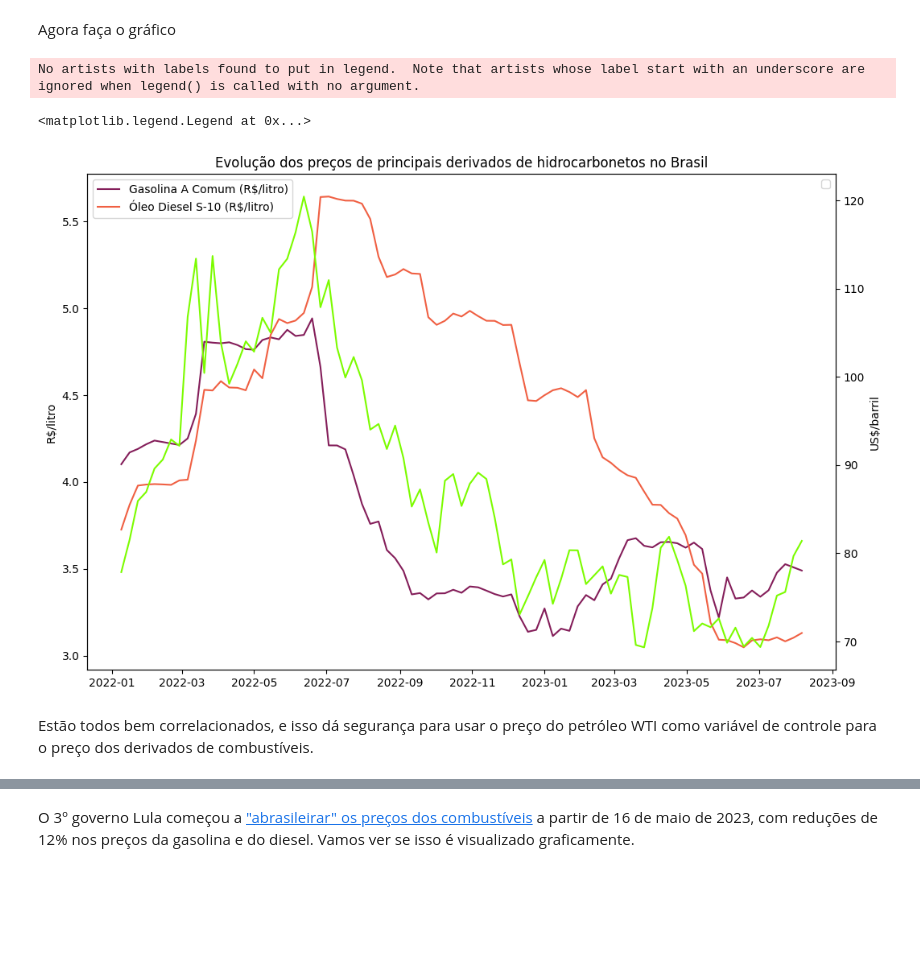
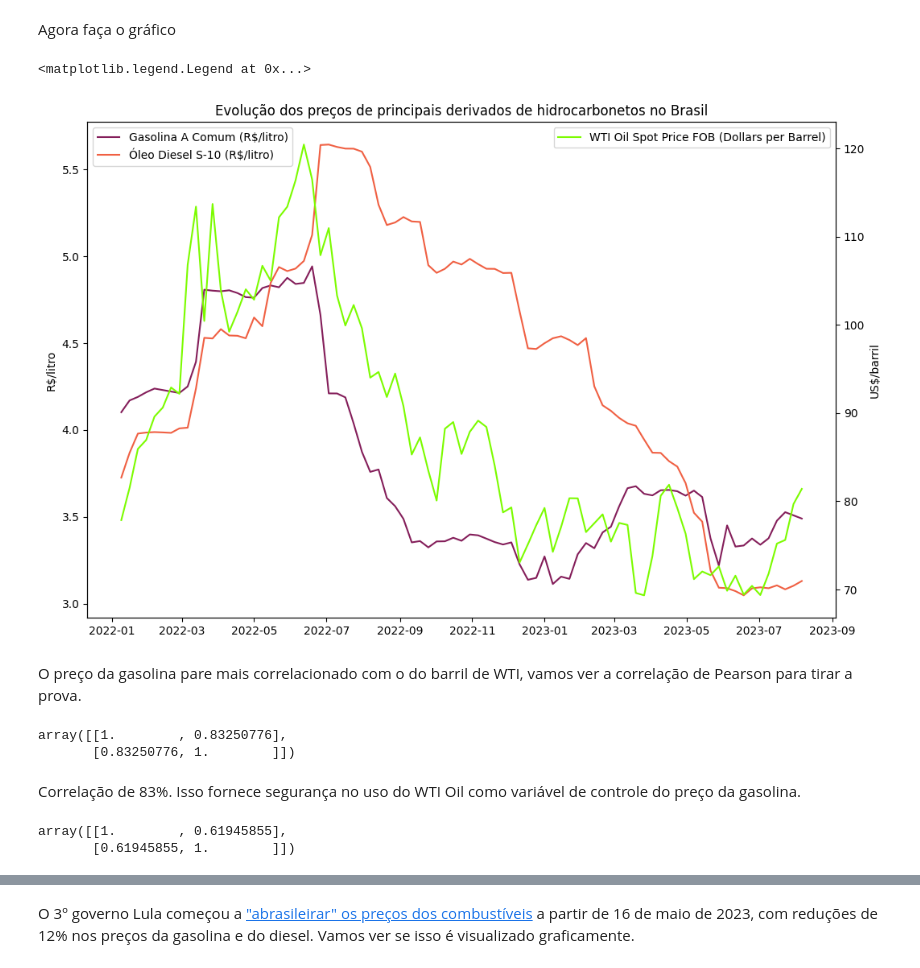
Before and after one commit to JimmyFlorido/gas_causal_inference, a Jupyter notebook: analysis.ipynb, the cells around one changed output, grey strips where cells are left out. Saved outputs shown, nothing was run; the diff lists cells and outputs as text; code cells hidden in the pictures; blank space fills up the shorter version.

```diff
--- a/analysis.ipynb
+++ b/analysis.ipynb
@@ -205,37 +222,48 @@ oil_avg
 Agora faça o gráfico
 # %%
 fig, ax = plt.subplots(figsize=(12, 8))
-
-ax2 = ax.twinx()
 
 sns.lineplot(
     x="until",
     y="price",
     hue="product",
     palette="rocket",
     ax = ax,
     data=plant_sel
 )
+
+ax2 = ax.twinx()
 
 sns.lineplot(
     x="until",
     y="wti_price",
     color="lawngreen",
     # legend=False,
     ax = ax2,
     data=oil_avg
 )
 
 ax.set_title("Evolução dos preços de principais derivados de hidrocarbonetos no Brasil")
 ax.set_xlabel('')
 ax.set_ylabel('R$/litro', size=10)
 ax2.set_ylabel('US$/barril', size=10)
 
 ax.legend(loc="upper left")
-ax2.legend(loc="upper right")
+ax2.legend(loc="upper right", labels=["WTI Oil Spot Price FOB (Dollars per Barrel)"])
 # %% [output]
-No artists with labels found to put in legend.  Note that artists whose label start with an underscore are ignored when legend() is called with no argument.
+<matplotlib.legend.Legend at 0x...>
-<matplotlib.legend.Legend at 0x...>
-[figure, old version]
+[figure, new version]
-# %% [markdown]
-Estão todos bem correlacionados, e isso dá segurança para usar o preço do petróleo WTI como variável de controle para o preço dos derivados de combustíveis.
+# %% [markdown]
+O preço da gasolina pare mais correlacionado com o do barril de WTI, vamos ver a correlação de Pearson para tirar a prova.
+# %%
+np.corrcoef(plant_sel[(plant_sel["product"] == "Gasolina A Comum (R$/litro)")].price, oil_avg.wti_price)
+# %% [output]
+array([[1.        , 0.83250776],
+       [0.83250776, 1.        ]])
+# %% [markdown]
+Correlação de 83%. Isso fornece segurança no uso do WTI Oil como variável de controle do preço da gasolina.
+# %%
+np.corrcoef(plant_sel[(plant_sel["product"] == "Óleo Diesel S-10 (R$/litro)")].price, oil_avg.wti_price)
+# %% [output]
+array([[1.        , 0.61945855],
+       [0.61945855, 1.        ]])
```
Also changed, not shown: parts of 29 cells of this notebook.
